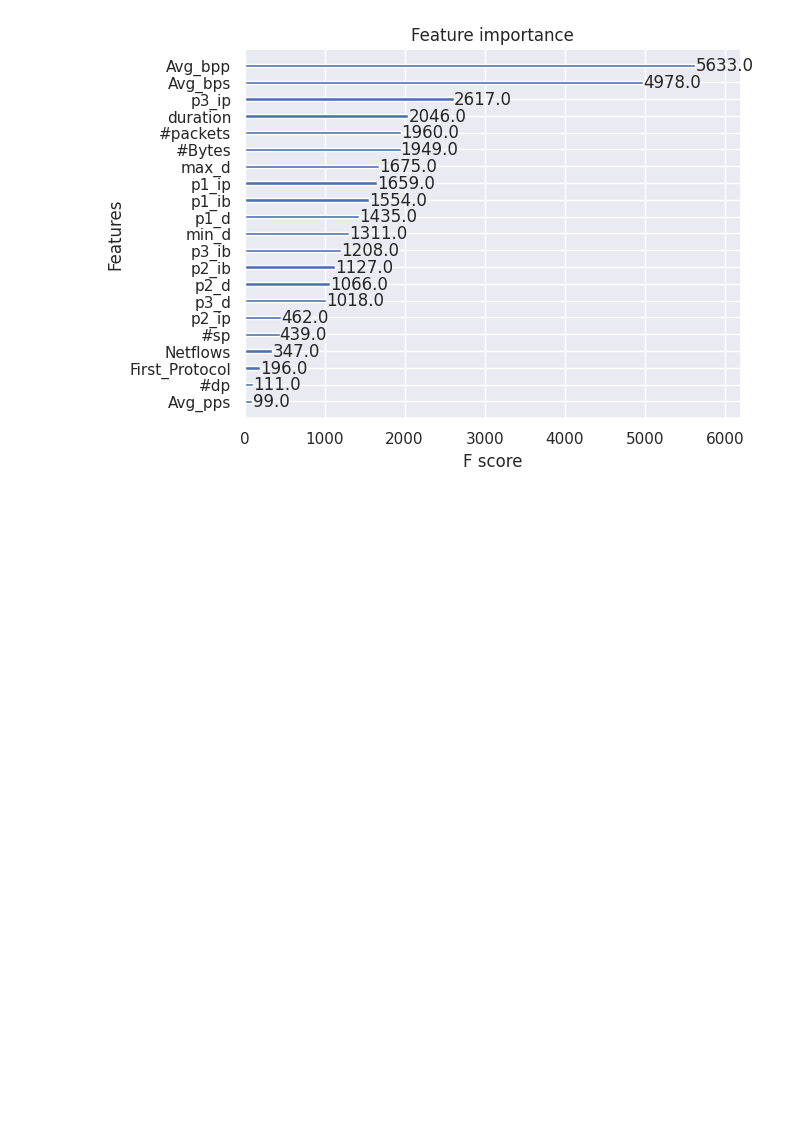
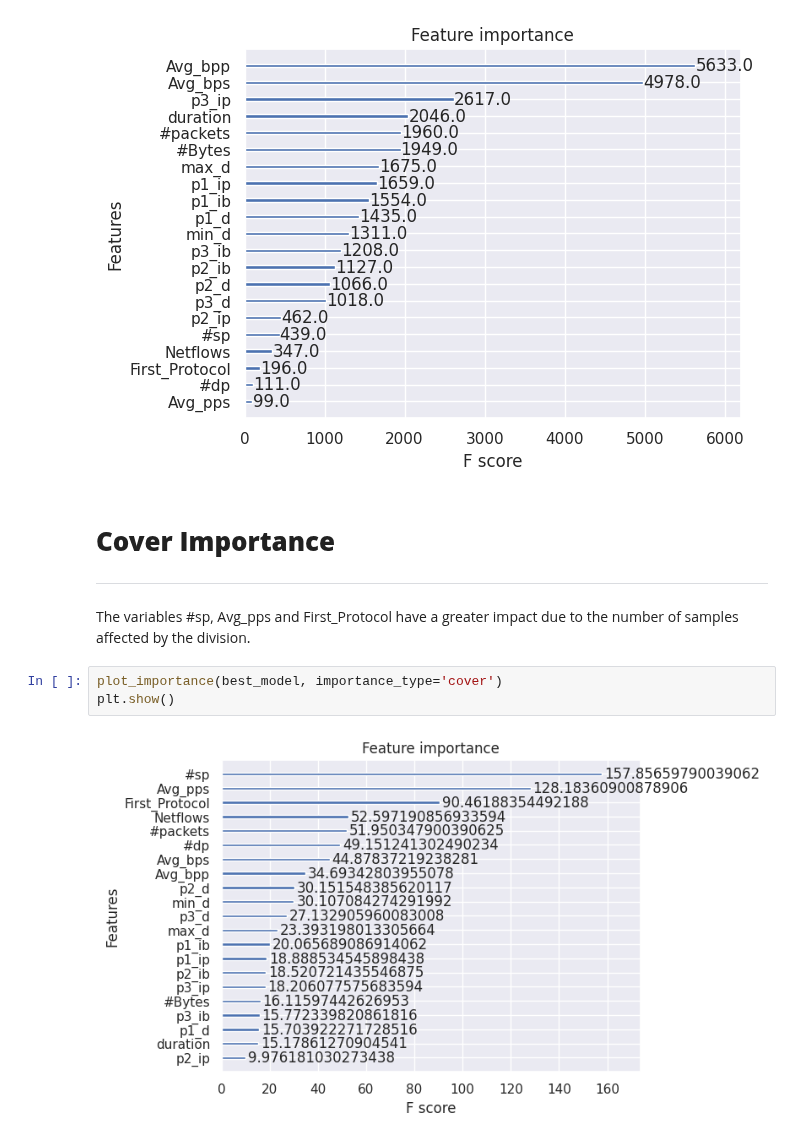
Before and after one commit to Kaiziferr/machine_learning, a Jupyter notebook: XGBoost/06_feature_importance.ipynb, the cells around one changed output. Drawn from its saved outputs; the diff is of its cells as text; blank space fills up the shorter version.

Commit message:
Feature importance through gain and weight M

```diff
--- a/XGBoost/06_feature_importance.ipynb
+++ b/XGBoost/06_feature_importance.ipynb
@@ -377,3 +393,13 @@ plot_importance(best_model, importance_type='weight')
 plt.show()
 # %% [output]
 [figure]
+# %% [markdown]
+# **Cover Importance**
+---
+# %% [markdown]
+The variables #sp, Avg_pps and First_Protocol have a greater impact due to the number of samples affected by the division.
+# %%
+plot_importance(best_model, importance_type='cover')
+plt.show()
+# %% [output]
+[figure, added]
```
Also changed, not shown: parts of 1 cell of this notebook.
